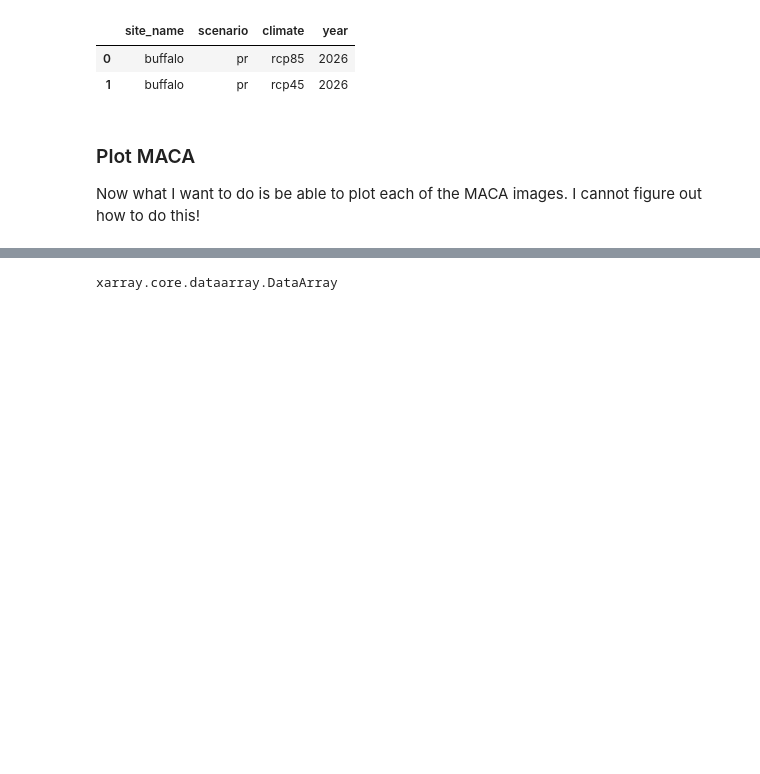
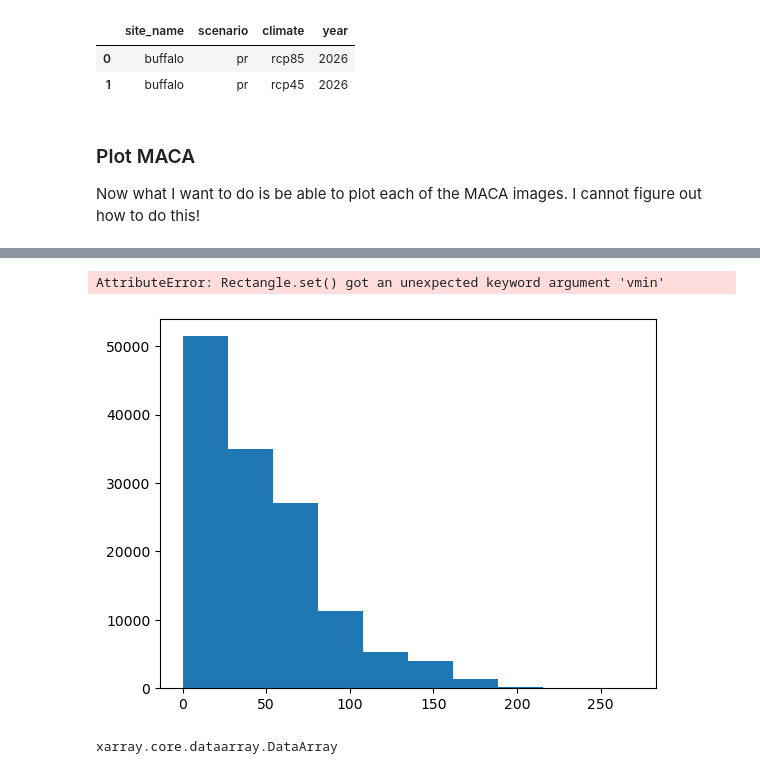
Before and after one commit to byandell-envsys/habitatSuitability, a Jupyter notebook: 2_1_download_model_vars.ipynb, the cells around one changed output, grey strips where cells are left out. Cells and saved outputs as stored; diff of their text form; code cells hidden in the pictures; blank space fills up the shorter version.

```diff
--- a/2_1_download_model_vars.ipynb
+++ b/2_1_download_model_vars.ipynb
@@ -242,3 +236,8 @@ pandas.core.frame.DataFrame
+# %%
+redline_over_index(buffalo_gdf, maca_da, edgecolor="white")
+# %% [output]
+AttributeError: Rectangle.set() got an unexpected keyword argument 'vmin'
+[figure, added]
 # %%
 type(xr.DataArray(maca_df[['da']].iloc[0].values))
 # %% [output]
```
Also changed, not shown: parts of 23 cells of this notebook, 1 other file.
